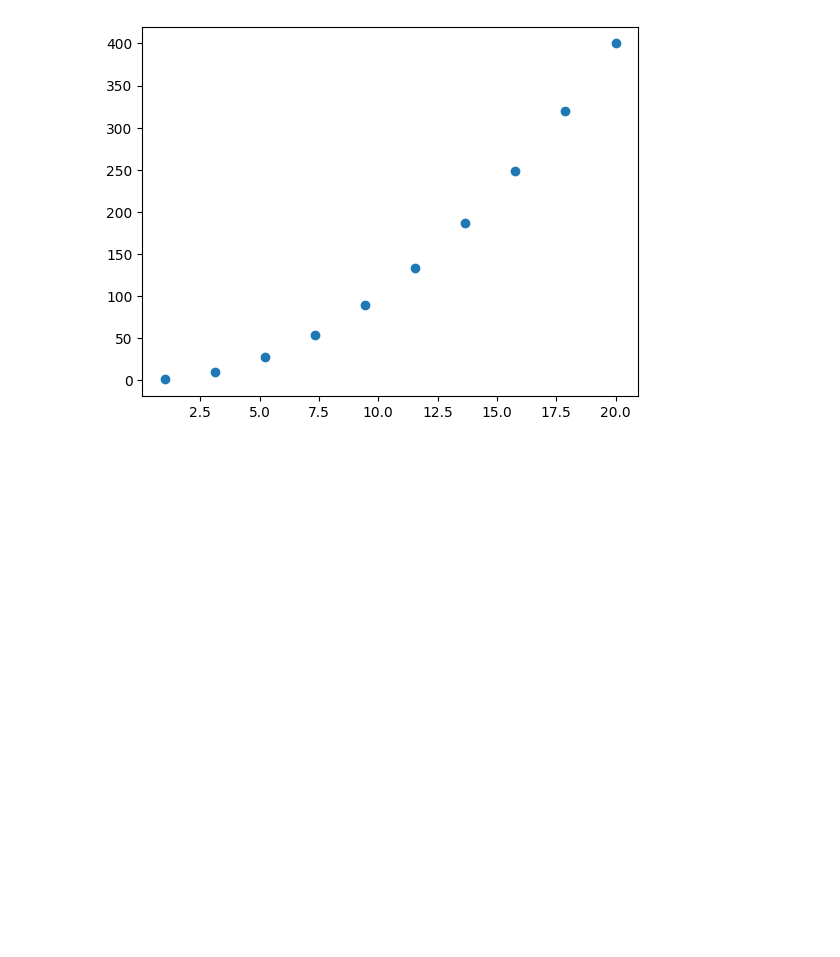
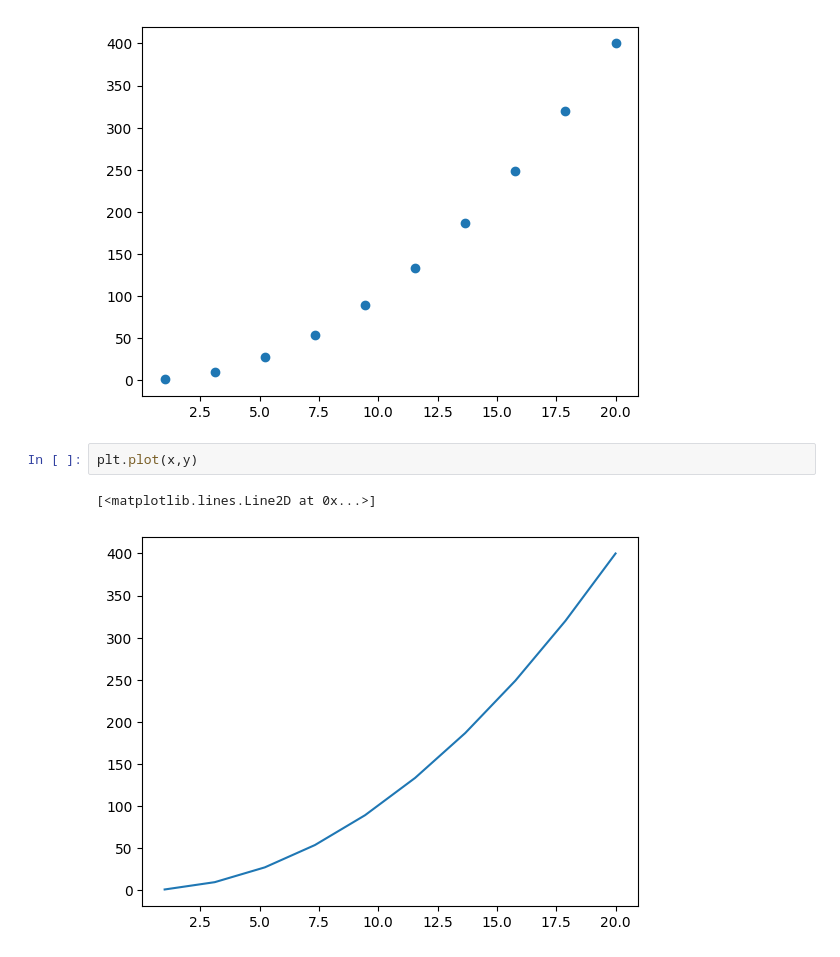
Before and after one commit to Prashanthjn/Data-Science, a Jupyter notebook: matplot_and_seaborn/matplotlib.ipynb, the cells around one changed output. Drawn from its saved outputs; the diff is of its cells as text; blank space fills up the shorter version.

```diff
--- a/matplot_and_seaborn/matplotlib.ipynb
+++ b/matplot_and_seaborn/matplotlib.ipynb
@@ -49,3 +52,8 @@ plt.scatter(x,y)
 # %% [output]
 <matplotlib.collections.PathCollection at 0x...>
 [figure]
+# %%
+plt.plot(x,y)
+# %% [output]
+[<matplotlib.lines.Line2D at 0x...>]
+[figure, added]
```
Also changed, not shown: parts of 1 cell of this notebook.
